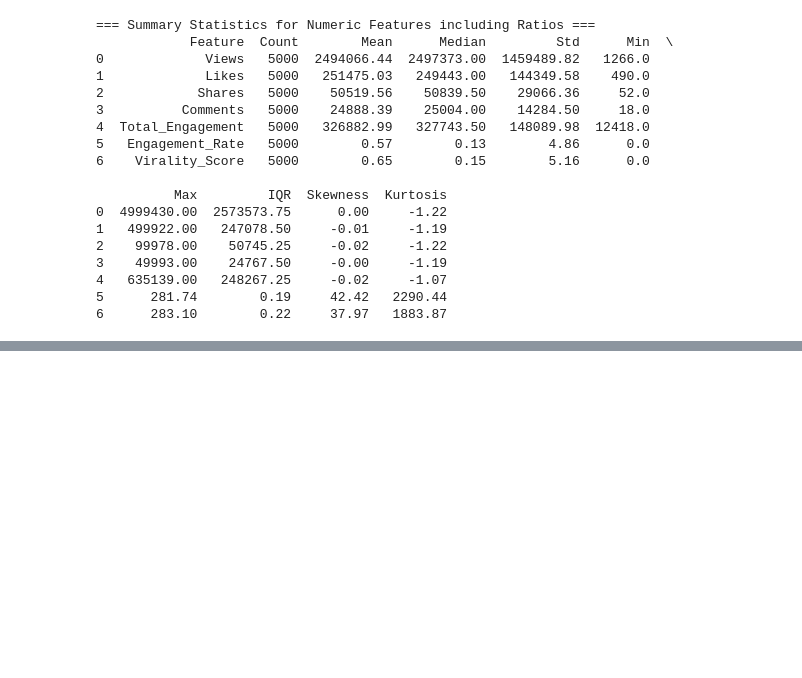
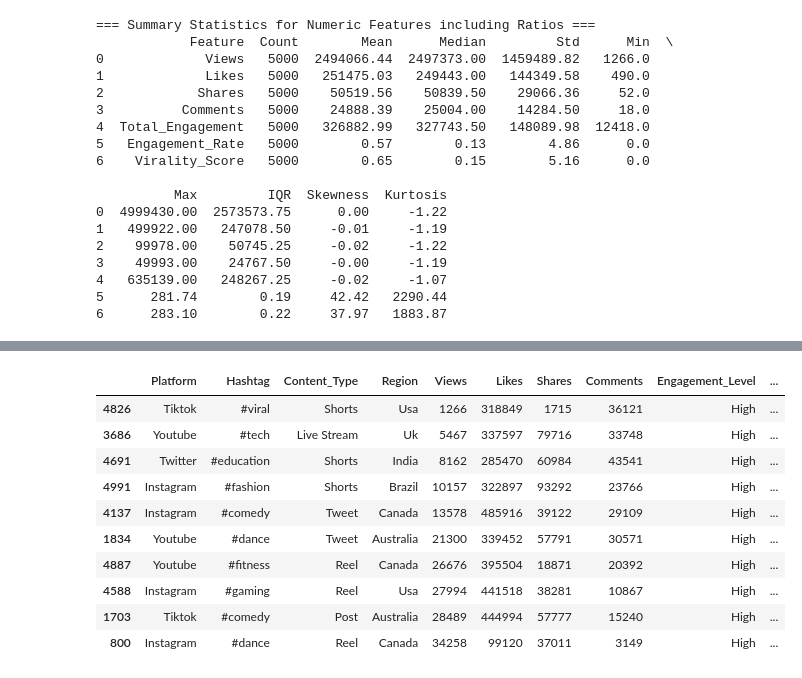
Before and after one commit to jari127/MSDS25026_Project, a Jupyter notebook: code_file.ipynb, the cells around one changed output, grey strips where cells are left out. Cells and saved outputs as stored; diff of their text form; code cells hidden in the pictures; blank space fills up the shorter version.

Commit message:
#05:Feature engineering: add true engagement quality, thresholds, and engagement filters

```diff
--- a/code_file.ipynb
+++ b/code_file.ipynb
@@ -376,0 +377,4 @@ print(summary_df)
+# %%
+#True engagement quality
+#Percentage of viewers who liked the post=Likes / Views × 100
+df['Like_View_Ratio'] = (df['Likes'] / df['Views']) * 100
@@ -376,0 +411,15 @@ print(summary_df)
+# %%
+df_filt = df[df["Engagement_Level"] == "High"].sort_values(ascending = True, by = ["Views","Likes","Shares","Comments"])
+df_filt.head(10)
+# %% [output]
+|  | Platform | Hashtag | Content_Type | Region | Views | Likes | Shares | Comments | Engagement_Level | ... |
+| 4826 | Tiktok | #viral | Shorts | Usa | 1266 | 318849 | 1715 | 36121 | High | ... |
+| 3686 | Youtube | #tech | Live Stream | Uk | 5467 | 337597 | 79716 | 33748 | High | ... |
+| 4691 | Twitter | #education | Shorts | India | 8162 | 285470 | 60984 | 43541 | High | ... |
+| 4991 | Instagram | #fashion | Shorts | Brazil | 10157 | 322897 | 93292 | 23766 | High | ... |
+| 4137 | Instagram | #comedy | Tweet | Canada | 13578 | 485916 | 39122 | 29109 | High | ... |
+| 1834 | Youtube | #dance | Tweet | Australia | 21300 | 339452 | 57791 | 30571 | High | ... |
+| 4887 | Youtube | #fitness | Reel | Canada | 26676 | 395504 | 18871 | 20392 | High | ... |
+| 4588 | Instagram | #gaming | Reel | Usa | 27994 | 441518 | 38281 | 10867 | High | ... |
+| 1703 | Tiktok | #comedy | Post | Australia | 28489 | 444994 | 57777 | 15240 | High | ... |
+| 800 | Instagram | #dance | Reel | Canada | 34258 | 99120 | 37011 | 3149 | High | ... |
```
Also changed, not shown: parts of 7 cells of this notebook.
